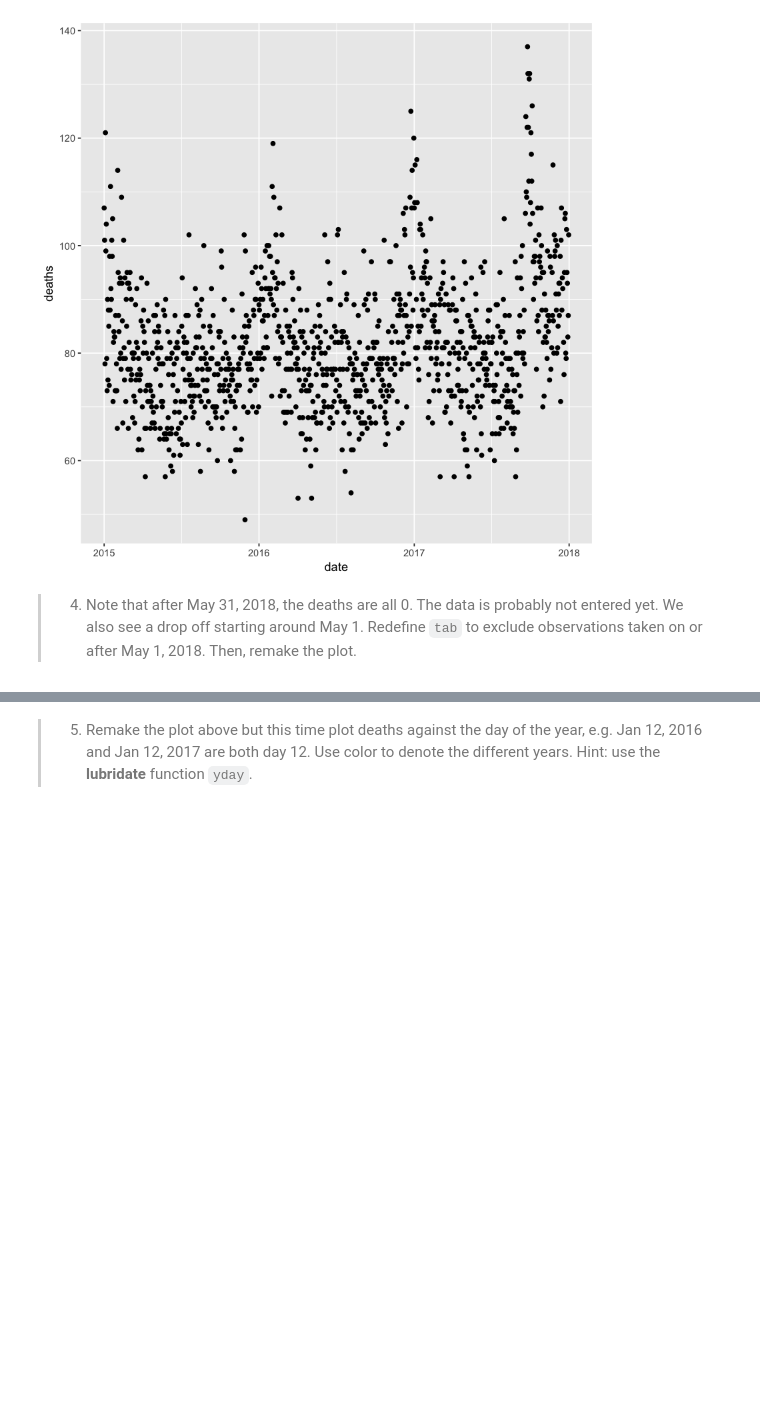
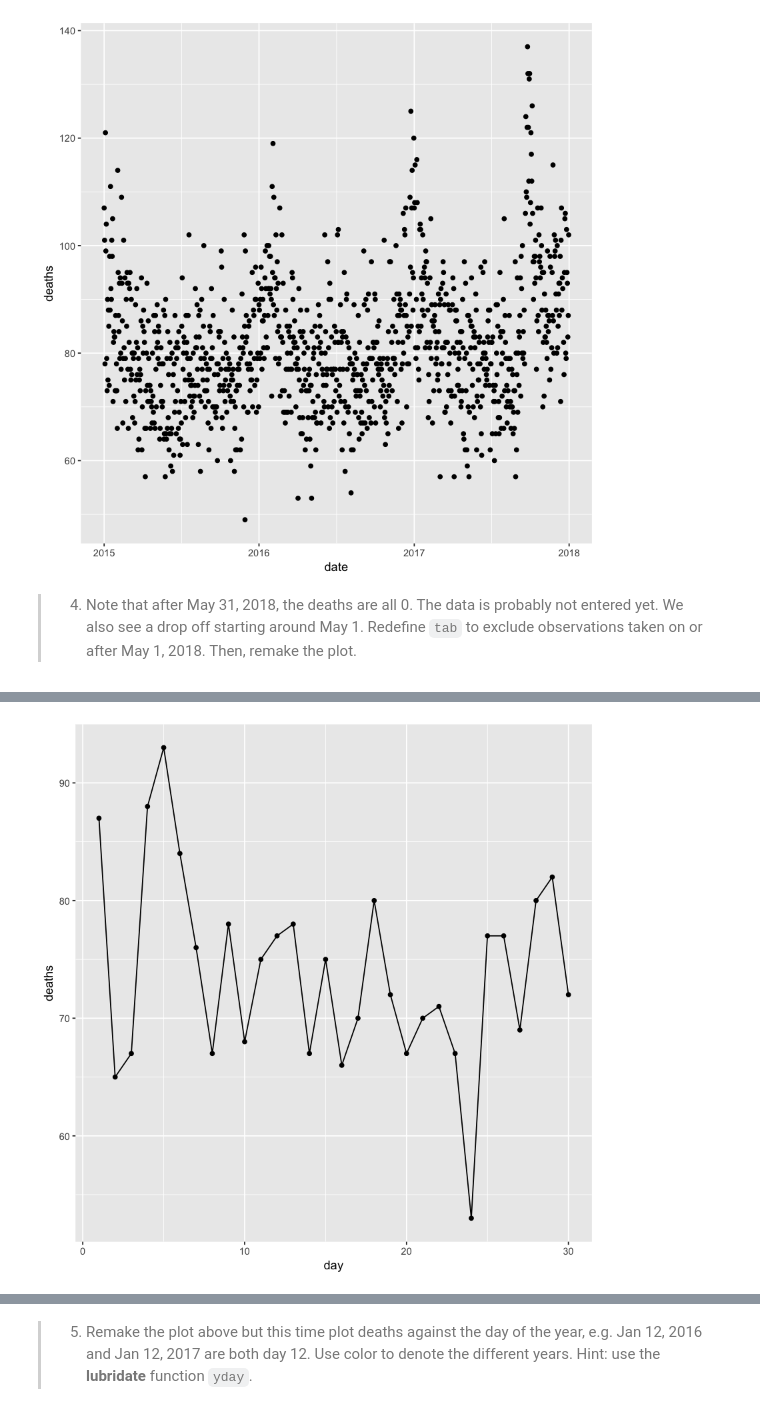
Before and after one commit to mldwr/dsbook_exercises, a Jupyter notebook: ex_41_dates_and_times.ipynb, the cells around one changed output, grey strips where cells are left out. Saved outputs shown, nothing was run; the diff lists cells and outputs as text; code cells hidden in the pictures; blank space fills up the shorter version.

```diff
--- a/ex_41_dates_and_times.ipynb
+++ b/ex_41_dates_and_times.ipynb
@@ -94,0 +111,2 @@ Warning message:
+# %%
+tab_201804 <- tab %>% filter(year==2018, month==4) %>% group_by(day,month,year) %>% summarise(sum(deaths))
@@ -94,0 +120,4 @@ Warning message:
+# %%
+tab_201804 %>% ggplot(aes(day,deaths)) + geom_line() + geom_point()
+# %% [output]
+[figure, added]
```
Also changed, not shown: parts of 7 cells of this notebook.
